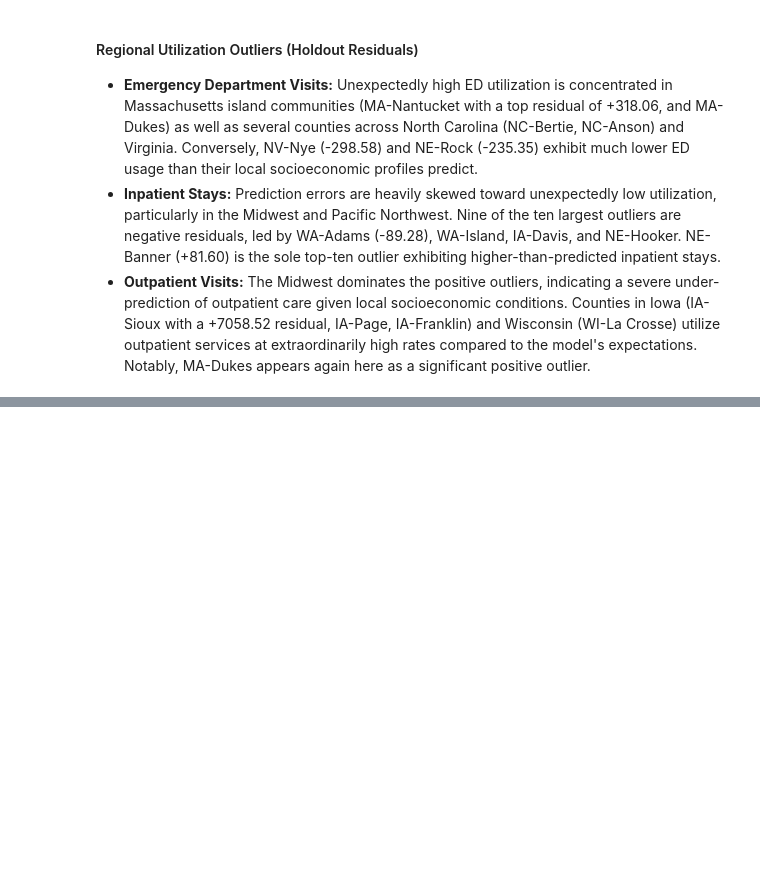
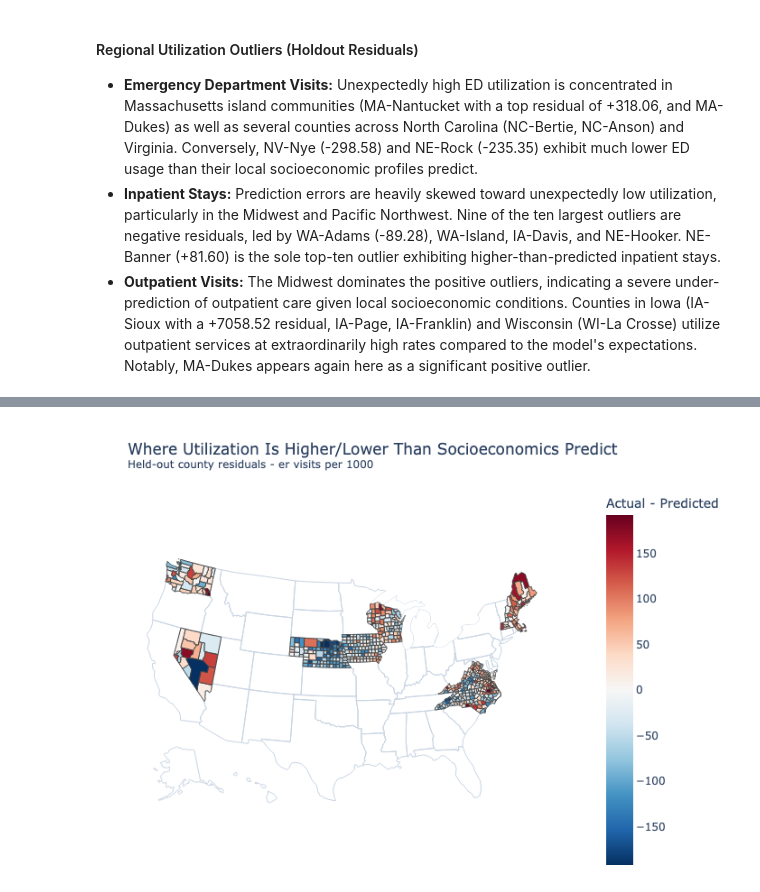
Before and after one commit to jachou27/medicare-utilization-analysis, a Jupyter notebook: analysis.ipynb, the cells around one changed output, grey strips where cells are left out. Saved outputs shown, nothing was run; the diff lists cells and outputs as text; code cells hidden in the pictures; blank space fills up the shorter version.

Commit message:
chunking the viz_analysis to analysis

```diff
--- a/analysis.ipynb
+++ b/analysis.ipynb
@@ -578,0 +613,38 @@ Top 10 holdout residual outliers: outpatient_visits_per_1000
+# %%
+import plotly.express as px
+
+# choose which utilization outcome to inspect
+TARGET = "er_visits_per_1000"  # or "inpatient_stays_per_1000" / "outpatient_visits_per_1000"
+
+# pull the selected model's held-out predictions (same keys used in the residual cell)
+best_info = best_tree_by_target[TARGET]
+key = (TARGET, best_info["feature_set"], best_info["model_name"])
+y_test, predictions = holdout_predictions[key]
+
+# assemble residual table for the held-out counties
+resid = analysis_df.iloc[test_idx][["fips", "county_name"]].copy()
+resid["actual"] = y_test.to_numpy()
+resid["predicted"] = predictions
+resid["residual"] = resid["actual"] - resid["predicted"]
+resid["fips"] = resid["fips"].str.zfill(5)
+
+# --- Diverging residual choropleth ---
+rmax = resid["residual"].abs().quantile(0.98)  # clip extremes for balanced color
+fig_map = px.choropleth(
+    resid,
+    geojson="https://raw.githubusercontent.com/plotly/datasets/master/geojson-counties-fips.json",
+    locations="fips",
+    color="residual",
+    color_continuous_scale="RdBu_r",
+    range_color=(-rmax, rmax),
+    scope="usa",
+    hover_name="county_name",
+    hover_data={"actual": ":.0f", "predicted": ":.0f", "residual": ":.0f", "fips": False},
+    labels={"residual": "Actual - Predicted"},
+    title=(f"Where Utilization Is Higher/Lower Than Socioeconomics Predict<br>"
+           f"<sup>Held-out county residuals - {TARGET.replace('_', ' ')}</sup>"),
+)
+fig_map.update_layout(margin=dict(l=0, r=0, t=70, b=0))
+fig_map.show()
+# %% [output]
+[figure, added]
```
Also changed, not shown: parts of 5 cells of this notebook, 1 other file.
